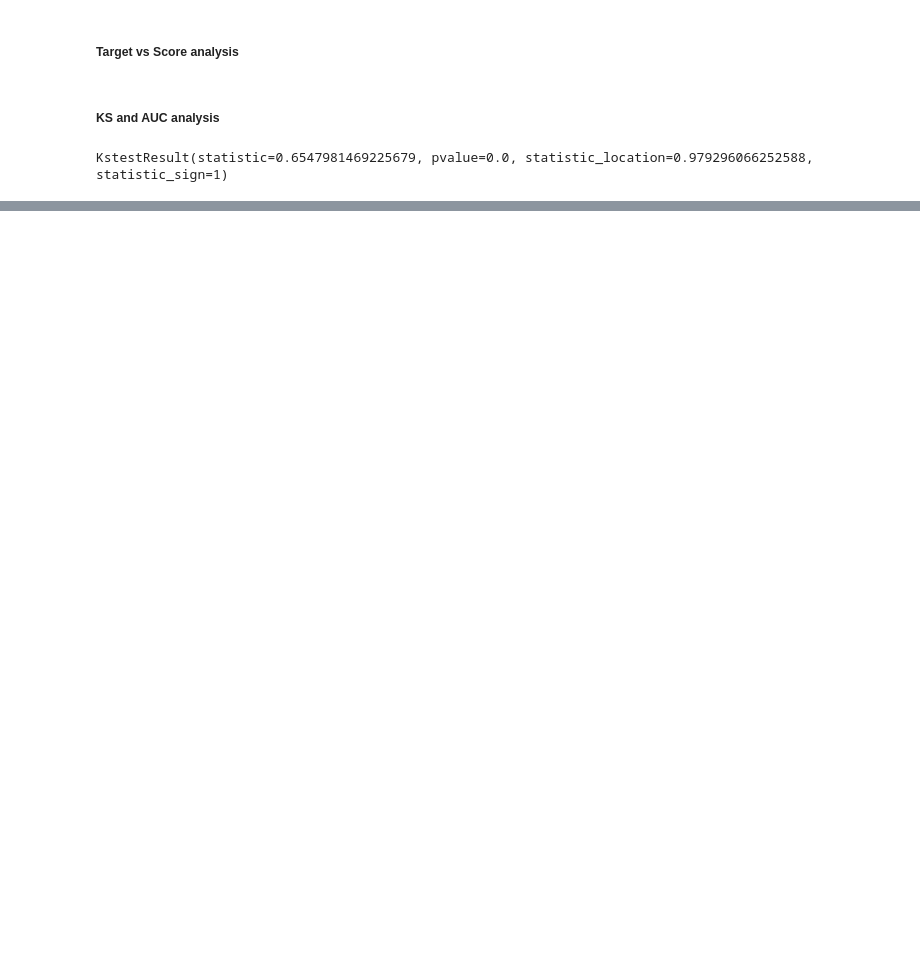
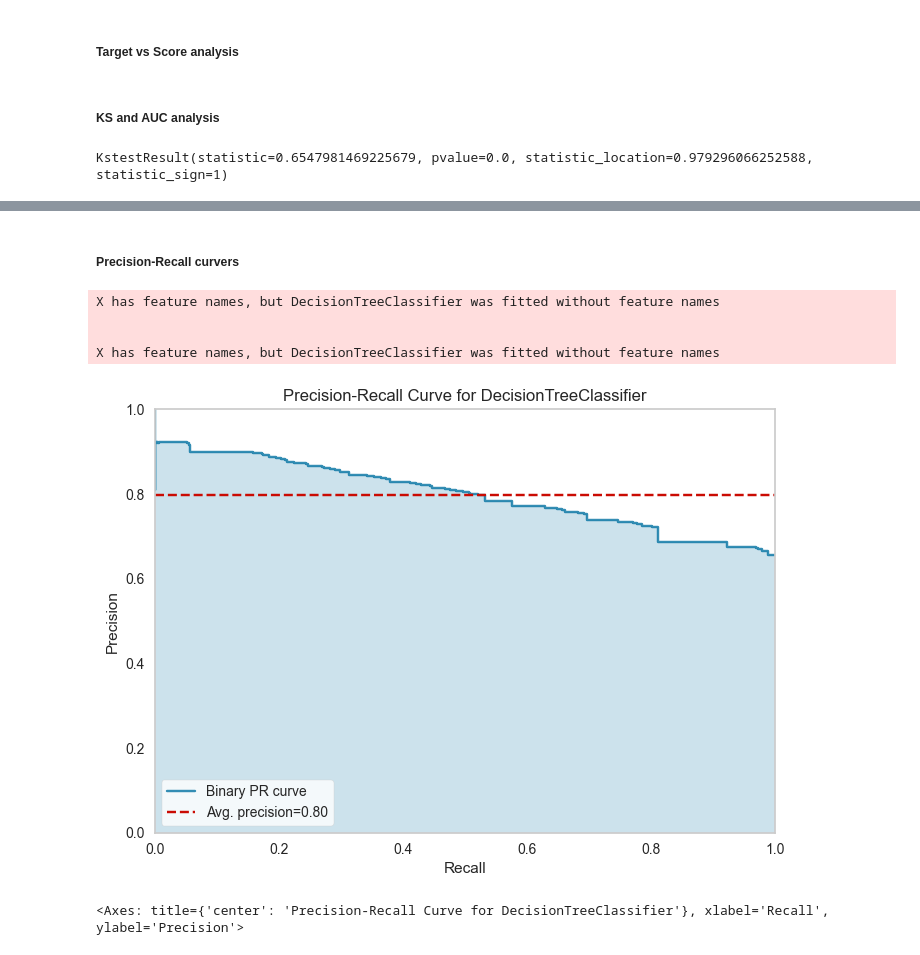
Before and after one commit to yvesemmanuel/machine_learning, a Jupyter notebook: credit analysis/decision_tree/evaluation.ipynb, the cells around one changed output, grey strips where cells are left out. Saved outputs shown, nothing was run; the diff lists cells and outputs as text; code cells hidden in the pictures; blank space fills up the shorter version.

```diff
--- a/credit analysis/decision_tree/evaluation.ipynb
+++ b/credit analysis/decision_tree/evaluation.ipynb
@@ -92,0 +96,16 @@ NameError: name 'ROCAUC' is not defined
+# %% [markdown]
+##### Precision-Recall curvers
+# %%
+visualizer = PrecisionRecallCurve(model, classes=[0, 1])
+
+visualizer.fit(X_train, y_train)
+visualizer.score(X_test, y_test)
+
+visualizer.show()
+# %% [output]
+X has feature names, but DecisionTreeClassifier was fitted without feature names
+
+
+X has feature names, but DecisionTreeClassifier was fitted without feature names
+[figure, added]
+<Axes: title={'center': 'Precision-Recall Curve for DecisionTreeClassifier'}, xlabel='Recall', ylabel='Precision'>
```
Also changed, not shown: parts of 8 cells of this notebook, 3 other files.
